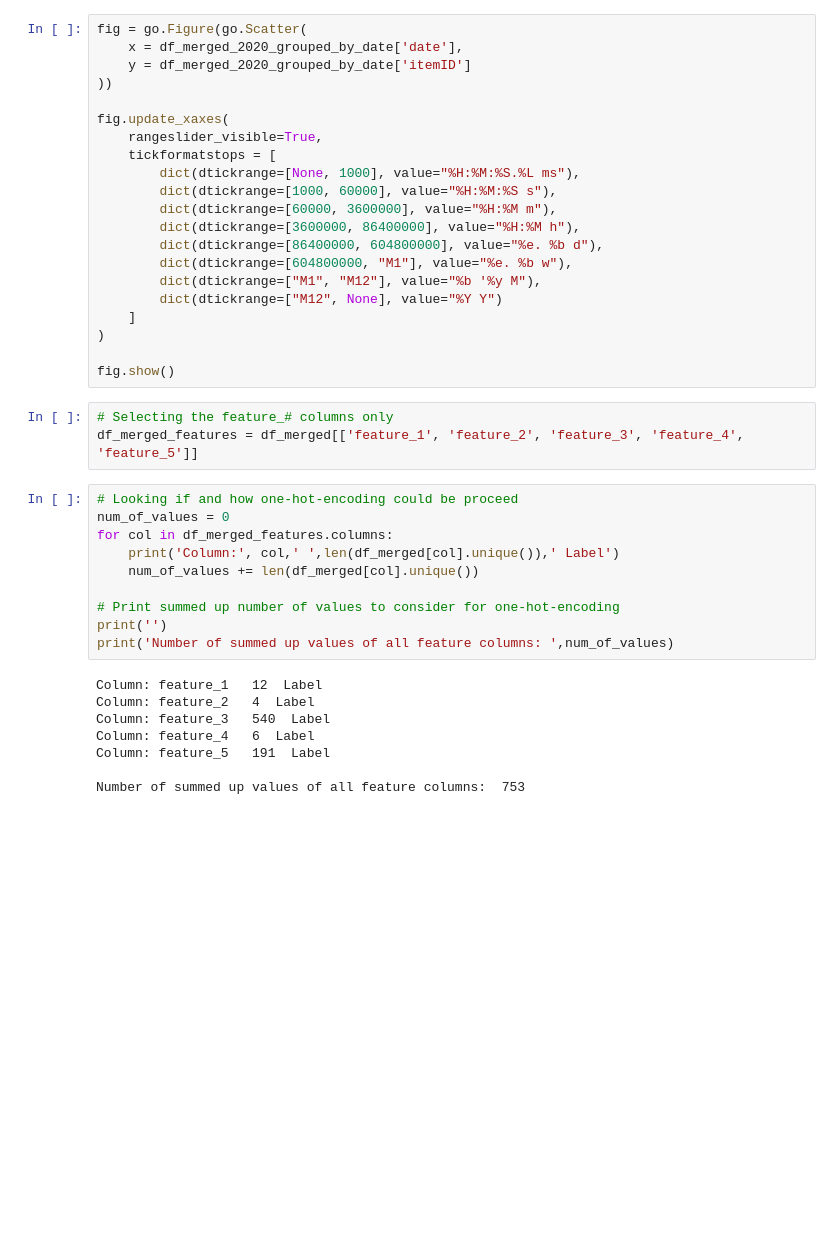
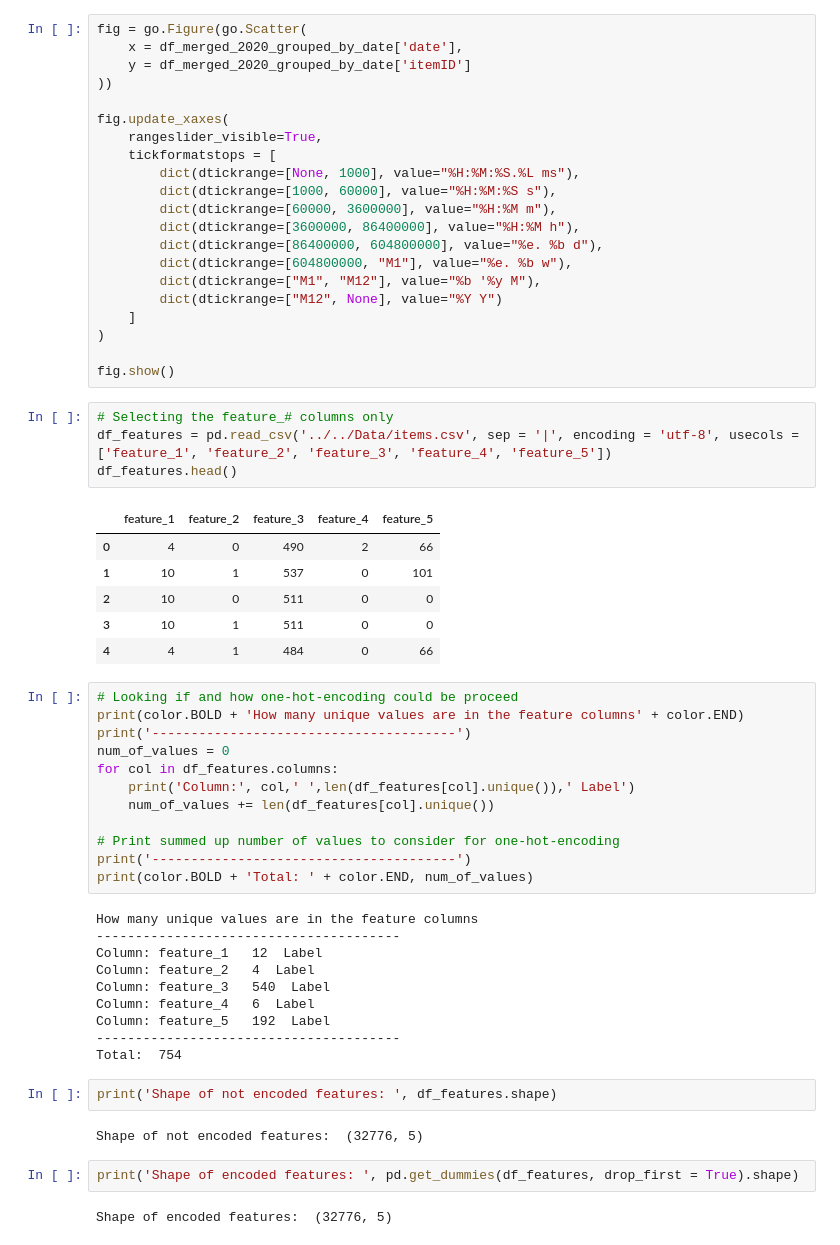
Before and after one commit to aldietri/Data-Mining-Cup-2022, a Jupyter notebook: EDA/Abda/ApproachByAbda.ipynb, the cells around one changed output. Saved outputs shown, nothing was run; the diff lists cells and outputs as text; blank space fills up the shorter version.

```diff
--- a/EDA/Abda/ApproachByAbda.ipynb
+++ b/EDA/Abda/ApproachByAbda.ipynb
@@ -262,22 +262,42 @@ fig.update_xaxes(
 fig.show()
 # %%
 # Selecting the feature_# columns only
-df_merged_features = df_merged[['feature_1', 'feature_2', 'feature_3', 'feature_4', 'feature_5']]
+df_features = pd.read_csv('../../Data/items.csv', sep = '|', encoding = 'utf-8', usecols = ['feature_1', 'feature_2', 'feature_3', 'feature_4', 'feature_5'])
+df_features.head()
+# %% [output]
+|  | feature_1 | feature_2 | feature_3 | feature_4 | feature_5 |
+| 0 | 4 | 0 | 490 | 2 | 66 |
+| 1 | 10 | 1 | 537 | 0 | 101 |
+| 2 | 10 | 0 | 511 | 0 | 0 |
+| 3 | 10 | 1 | 511 | 0 | 0 |
+| 4 | 4 | 1 | 484 | 0 | 66 |
 # %%
 # Looking if and how one-hot-encoding could be proceed
+print(color.BOLD + 'How many unique values are in the feature columns' + color.END)
+print('---------------------------------------')
 num_of_values = 0
-for col in df_merged_features.columns:
-    print('Column:', col,' ',len(df_merged[col].unique()),' Label')
-    num_of_values += len(df_merged[col].unique())
+for col in df_features.columns:
+    print('Column:', col,' ',len(df_features[col].unique()),' Label')
+    num_of_values += len(df_features[col].unique())
 
 # Print summed up number of values to consider for one-hot-encoding
-print('')
-print('Number of summed up values of all feature columns: ',num_of_values)
+print('---------------------------------------')
+print(color.BOLD + 'Total: ' + color.END, num_of_values)
 # %% [output]
+How many unique values are in the feature columns
+---------------------------------------
 Column: feature_1   12  Label
 Column: feature_2   4  Label
 Column: feature_3   540  Label
 Column: feature_4   6  Label
-Column: feature_5   191  Label
-
-Number of summed up values of all feature columns:  753
+Column: feature_5   192  Label
+---------------------------------------
+Total:  754
+# %%
+print('Shape of not encoded features: ', df_features.shape)
+# %% [output]
+Shape of not encoded features:  (32776, 5)
+# %%
+print('Shape of encoded features: ', pd.get_dummies(df_features, drop_first = True).shape)
+# %% [output]
+Shape of encoded features:  (32776, 5)
```
